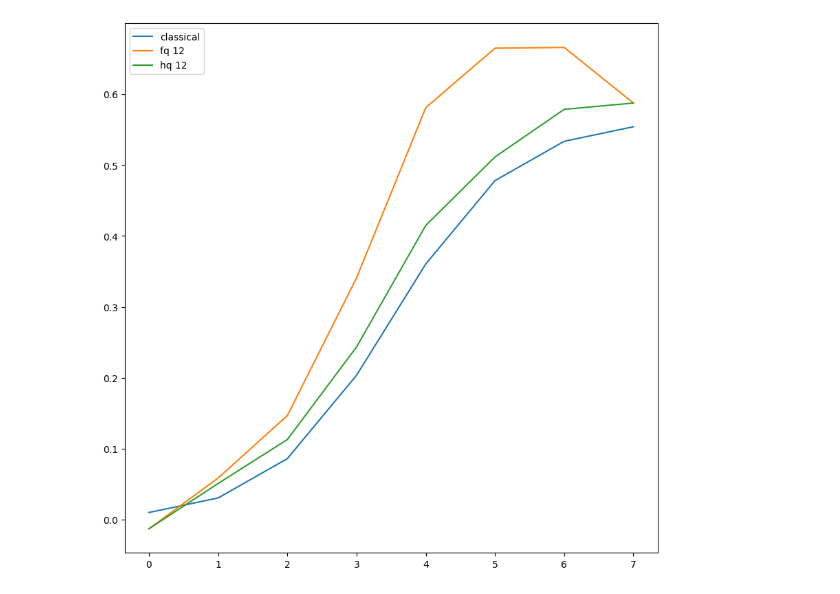
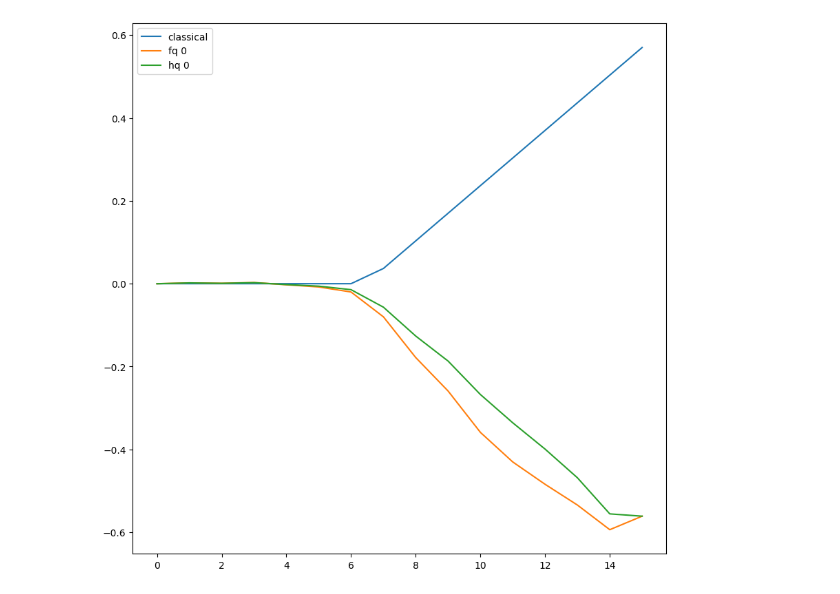
Before and after one commit to inajetovic/Variational-Quantum-Splines, a Jupyter notebook: visualize_results.ipynb, the cells around one changed output. Cells and saved outputs as stored; diff of their text form; code cells hidden in the pictures.

```diff
--- a/visualize_results.ipynb
+++ b/visualize_results.ipynb
@@ -6,9 +6,9 @@ import numpy as np
 from vqls import *
 from utils import *
 
-label = 'sigmoid'
-nq = 3
-n_step = 8
+label = 'relu'
+nq = 4
+n_step = 16
 file_path = f"results_{label}_{nq}.json"
 # %%
 df = pd.read_json(file_path)
@@ -45,7 +45,7 @@ func = func_out[label]
 lower = 0.
 upper = 1.
 f_i = 0.0
-scaled=True
+scaled=False
 x = np.arange(lower, upper + .03, (upper-lower)/n_step).tolist()
 xx = np.linspace(lower, upper, n_step) ##inputs sampling in the interval 0,1
 y = [func(value,f_i) for value in x]
@@ -100,26 +102,26 @@ print()
 # %%
 #Best performing model based on RSS
 best = np.argmin(df['RSS_q'])
-#best = 0
+best = 0
 
 weights = df['in_train_weights'][best][argM[best]]
 q = vqls_circuit.solution(weights).real
 y_q=np.dot(matrix,q) #hybrid
                   #Quantum
 plt.figure(figsize=(10,10))
 plt.plot(range(len(y_c)),y_c, label="classical")
 
 y_fq=[]
 for el in matrix:
   y_fq.append(vqls_circuit.direct_prod2(weights,el))
 
 #plt.plot(range(len(y_fq)),y_q,label= f"h {i}")
 #plt.plot(range(len(y_fq)),np.abs(y_fq), label= f"fq abs {best}")
 #plt.plot(range(len(y_fq)),np.abs(y_q), label= f"hq abs {best}")
 plt.plot(range(len(y_fq)),(y_fq), label= f"fq {best}")
 plt.plot(range(len(y_fq)),(y_q), label= f"hq {best}")
 plt.legend()
 #plt.savefig(f'{file_path[:-5]}.png')
 plt.show()
 # %% [output]
-[figure, old version]
+[figure, new version]
```
Also changed, not shown: parts of 4 cells of this notebook, 1 other file.
